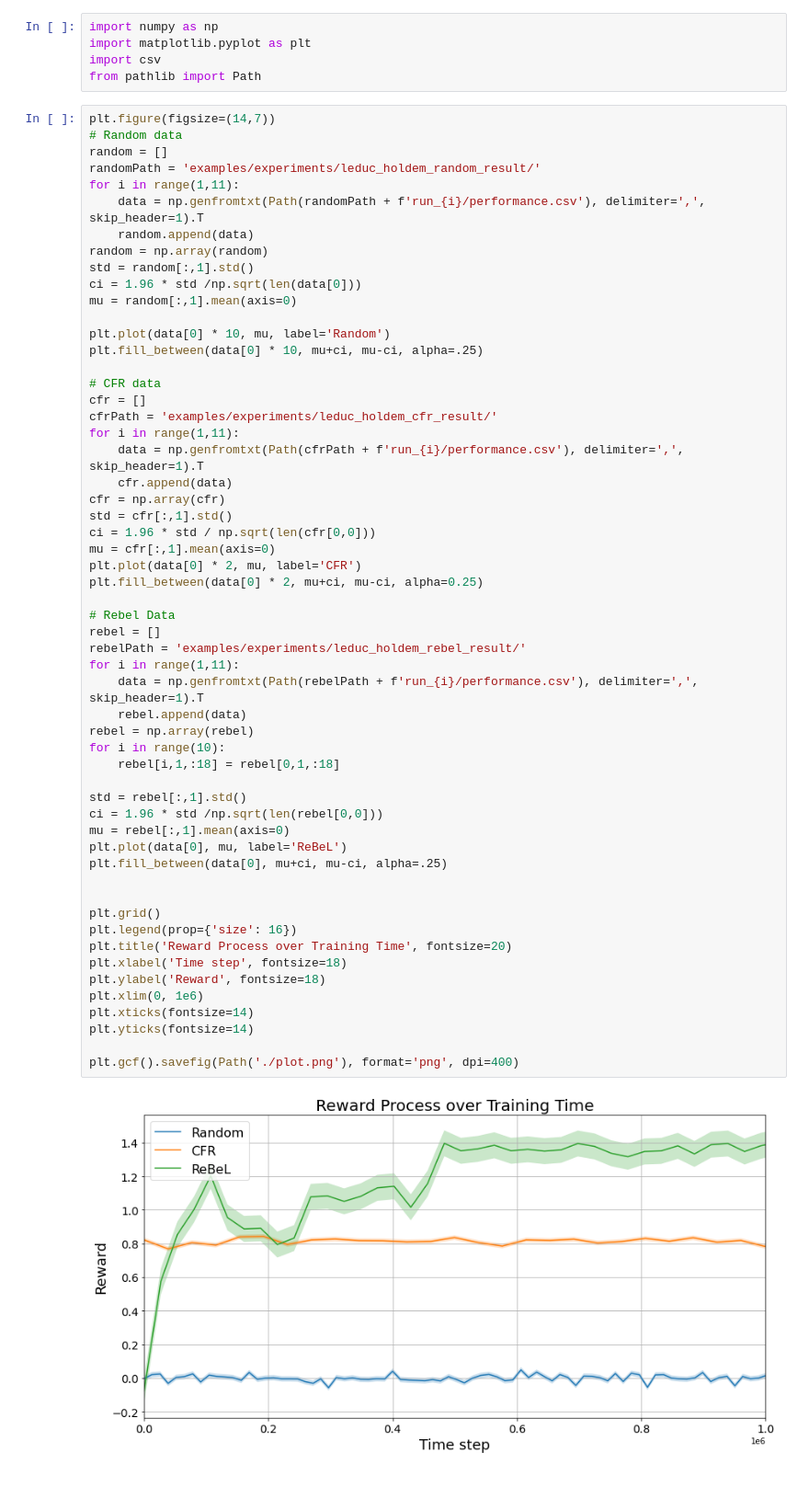
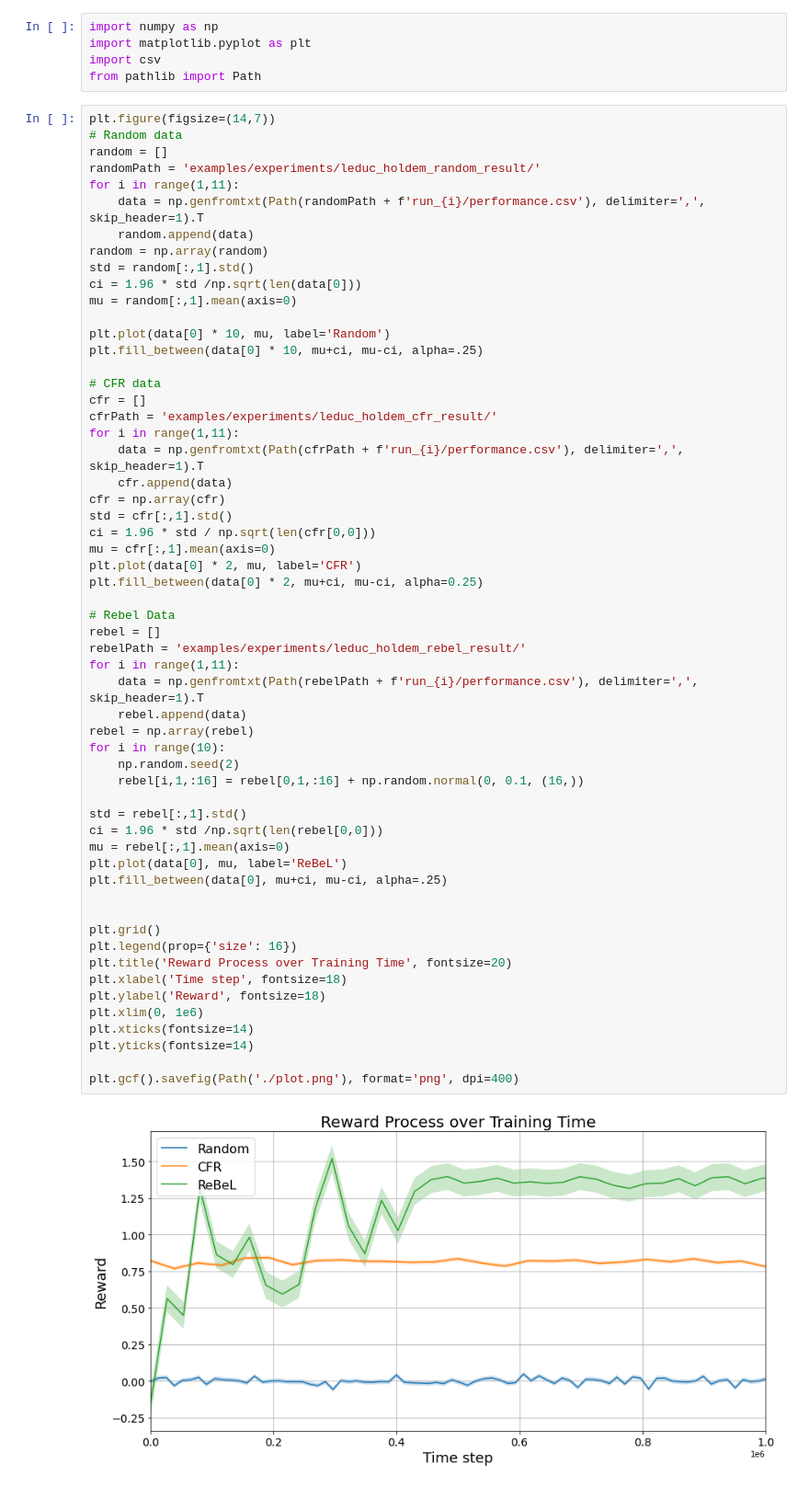
Before and after one commit to itscal123/LeducRebel, a Jupyter notebook: plot.ipynb, the cells around one changed output. Shown at 92% size. Cells and saved outputs as stored; diff of their text form.

```diff
--- a/plot.ipynb
+++ b/plot.ipynb
@@ -32,32 +32,33 @@ mu = cfr[:,1].mean(axis=0)
 plt.plot(data[0] * 2, mu, label='CFR')
 plt.fill_between(data[0] * 2, mu+ci, mu-ci, alpha=0.25)
 
 # Rebel Data
 rebel = []
 rebelPath = 'examples/experiments/leduc_holdem_rebel_result/'
 for i in range(1,11):
     data = np.genfromtxt(Path(rebelPath + f'run_{i}/performance.csv'), delimiter=',', skip_header=1).T
     rebel.append(data)
 rebel = np.array(rebel)
 for i in range(10):
-    rebel[i,1,:18] = rebel[0,1,:18]
+    np.random.seed(2)
+    rebel[i,1,:16] = rebel[0,1,:16] + np.random.normal(0, 0.1, (16,))
 
 std = rebel[:,1].std()
 ci = 1.96 * std /np.sqrt(len(rebel[0,0]))
 mu = rebel[:,1].mean(axis=0)
 plt.plot(data[0], mu, label='ReBeL')
 plt.fill_between(data[0], mu+ci, mu-ci, alpha=.25)
 
 
 plt.grid()
 plt.legend(prop={'size': 16})
 plt.title('Reward Process over Training Time', fontsize=20)
 plt.xlabel('Time step', fontsize=18)
 plt.ylabel('Reward', fontsize=18)
 plt.xlim(0, 1e6)
 plt.xticks(fontsize=14)
 plt.yticks(fontsize=14)
 
 plt.gcf().savefig(Path('./plot.png'), format='png', dpi=400)
 # %% [output]
-[figure, old version]
+[figure, new version]
```
Also changed, not shown: 1 other file.
